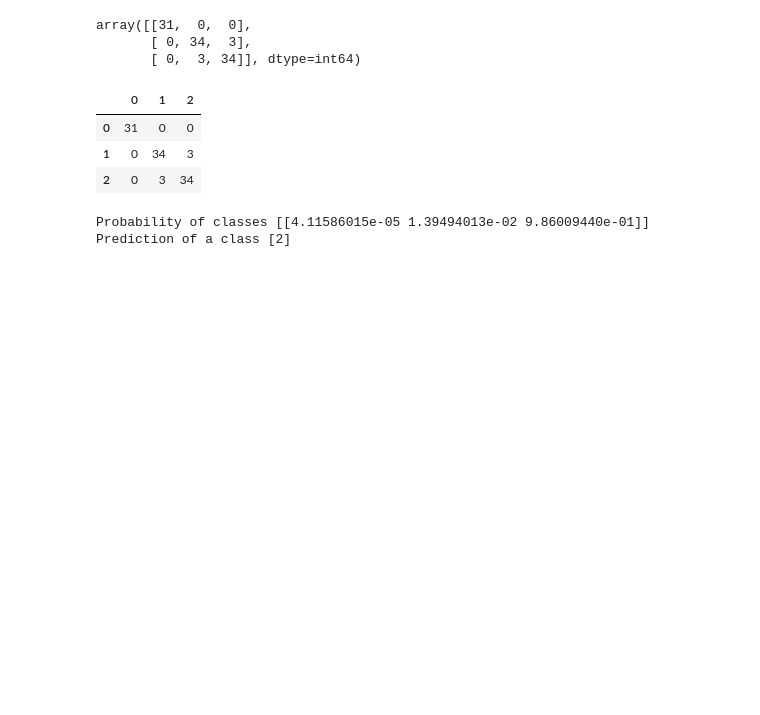
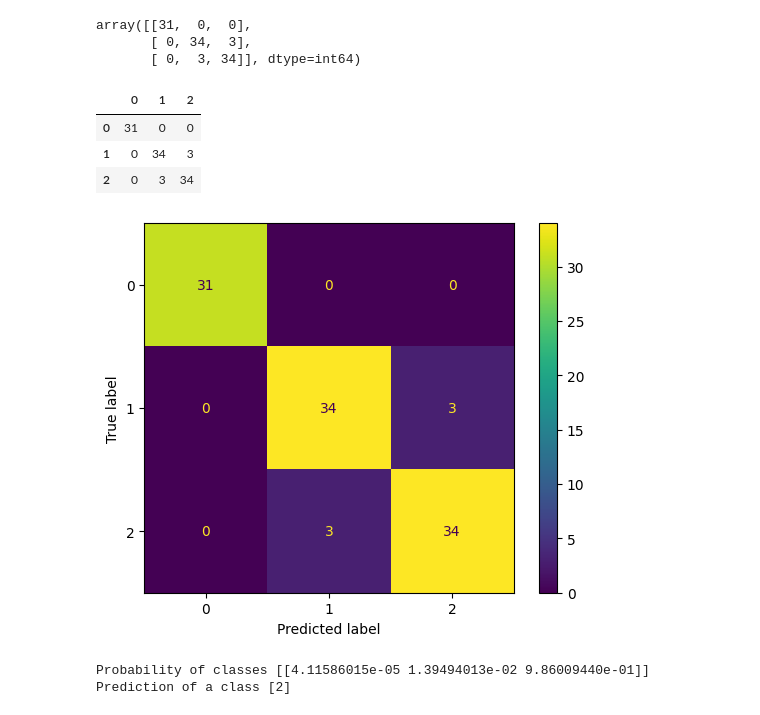
Before and after one commit to Khan996/Logistic-Regression, a Jupyter notebook: Softmax Regression.ipynb, the cells around one changed output. Saved outputs shown, nothing was run; the diff lists cells and outputs as text; code cells hidden in the pictures; blank space fills up the shorter version.

```diff
--- a/Softmax Regression.ipynb
+++ b/Softmax Regression.ipynb
@@ -91,6 +98,10 @@ pd.DataFrame(confusion_matrix(y_train, y_pred_train))
 | 0 | 31 | 0 | 0 |
 | 1 | 0 | 34 | 3 |
 | 2 | 0 | 3 | 34 |
+# %%
+disp = ConfusionMatrixDisplay.from_predictions(y_train, y_pred_train)
+# %% [output]
+[figure, added]
 # %%
 querry = np.array([[3.4, 5.6]])
 print("Probability of classes",clf.predict_proba(querry))
```
Also changed, not shown: parts of 3 cells of this notebook.
